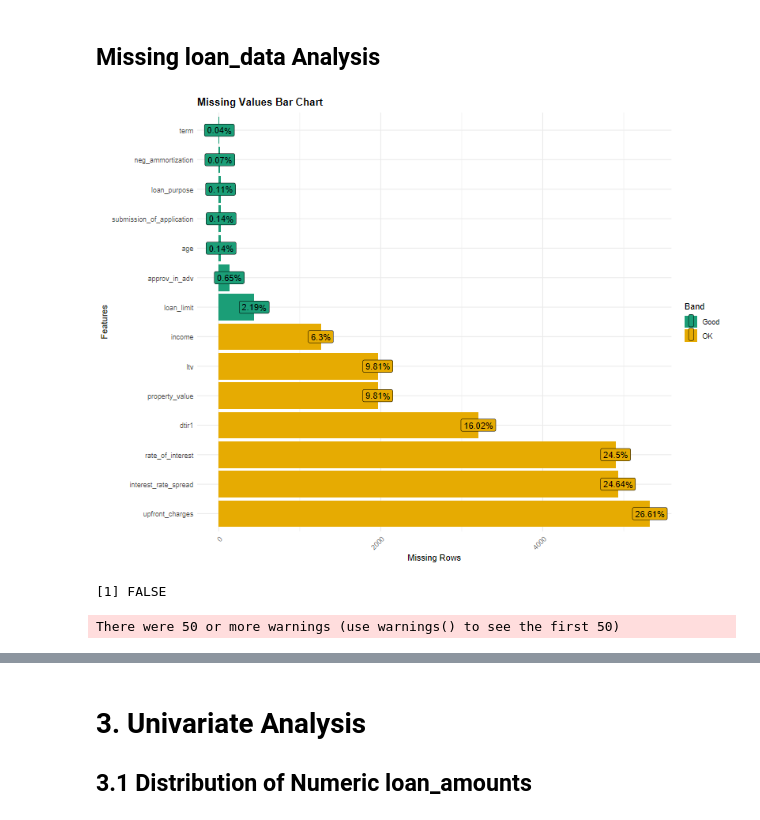
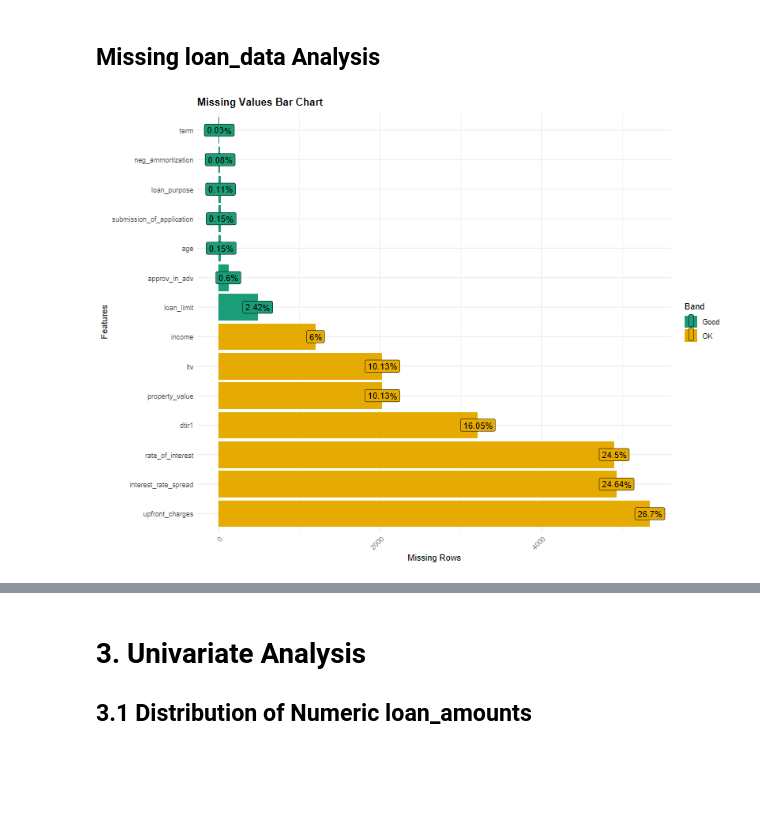
Before and after one commit to Chrisolande/Loan-Default, a Jupyter notebook: loan_data.ipynb, the cells around one changed output, grey strips where cells are left out. Saved outputs shown, nothing was run; the diff lists cells and outputs as text; code cells hidden in the pictures; blank space fills up the shorter version.

```diff
--- a/loan_data.ipynb
+++ b/loan_data.ipynb
@@ -59,18 +63,13 @@ loan_data %>%
   janitor::clean_names() %>%
   select(-id) -> loan_data
 # %%
-# Split the data to 20000 observations for quick modelling before upscaling
+# Select 20000 observations while maintaining the distribution in the target variable
+# for fast modelling and visualization before upscaling
 library(caTools)
+set.seed(42)
 
-set.seed(123) # For reproducibility
-sample_ratio <- 20000 / nrow(loan_data_imputed)
-
-# Create a stratified sample index
-split_index <- sample.split(loan_data$status, SplitRatio = sample_ratio)
+split_ratio <- 20000 / nrow(loan_data)
+split_index <- sample.split(loan_data$status, SplitRatio = split_ratio)
 
 # Extract the sample
-sampled_data <- loan_data[split_index,]
-
-# Verify sample size and distribution
-nrow(sampled_data)
-table(sampled_data$status) / nrow(sampled_data)
+data <- loan_data[split_index, ]
@@ -125,35 +131,13 @@ Table: Summary Statistics of the loan loan_data
 # %%
 # Convert all character loan_amounts to factors
 
-sampled_data <- sampled_data %>% mutate_if(is.character, as.factor)
+data <- data %>% mutate_if(is.character, as.factor)
 # %% [markdown]
 ## Missing loan_data Analysis
 # %%
-plot_missing(sampled_data, missing_only = TRUE, title = "Missing Values Bar Chart") +
+plot_missing(data, missing_only = TRUE, title = "Missing Values Bar Chart") +
   theme_minimal() +
   theme(axis.text.x = element_text(angle = 45, hjust = 1),
         plot.title = element_text(face = "bold"))
 # %% [output]
-[figure, old version]
+[figure, new version]
-# %%
-# Function to find mode
-find_mode <- function(x) {
-  uniq_x <- unique(na.omit(x))
-  uniq_x[which.max(tabulate(match(na.omit(x), uniq_x)))]
-}
-
-# Impute missing values
-sampled_data_imputed <- sampled_data %>%
-  mutate(across(where(is.numeric), ~ifelse(is.na(.), median(., na.rm = TRUE), .)),
-         across(where(is.factor), ~as.factor(ifelse(is.na(.), as.character(find_mode(.)), as.character(.)))))
-
-# Check if imputation was successful
-any(is.na(sampled_data_imputed))
-# %% [output]
-[1] FALSE
-# %%
-miss_recipe <- recipe(status ~ ., sampled_data) %>%
-  step_impute_knn(all_predictors()) %>%
-  prep()
-# %% [output]
-There were 50 or more warnings (use warnings() to see the first 50)
```
Also changed, not shown: parts of 31 cells of this notebook.
